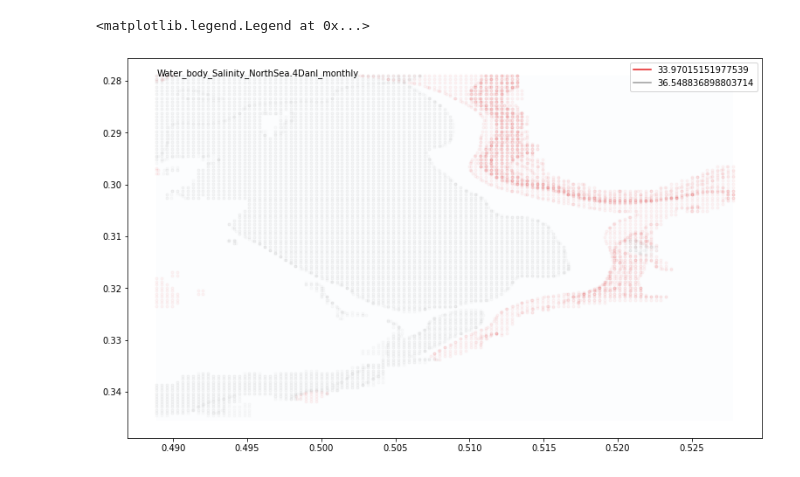
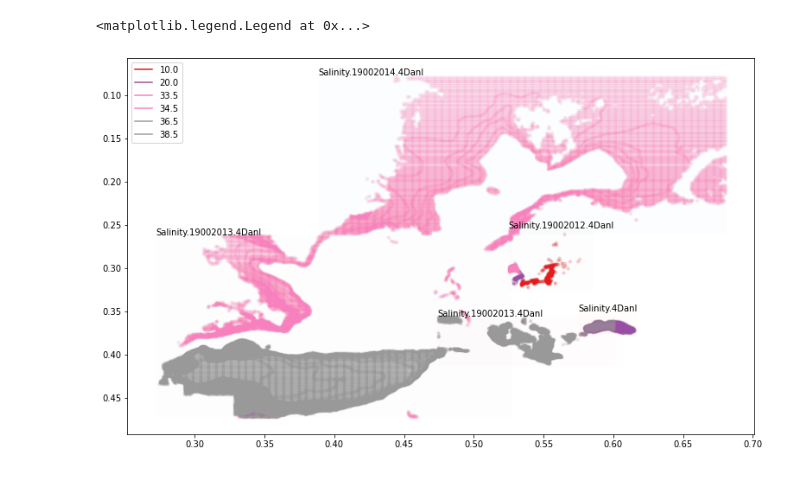
Before and after one commit to openearth/sdc-visualization, a Jupyter notebook: notebooks/isosurface.ipynb, the cells around one changed output. Saved outputs shown, nothing was run; the diff lists cells and outputs as text; code cells hidden in the pictures.

```diff
--- a/notebooks/isosurface.ipynb
+++ b/notebooks/isosurface.ipynb
@@ -59,7 +60,3 @@ webmercator = osgeo.osr.SpatialReference()
 wgs84.ImportFromEPSG(4326)
 webmercator.ImportFromEPSG(3857)
 wgs2wm =  osgeo.osr.CoordinateTransformation(wgs84, webmercator)
-# %%
-ds = xarray.open_dataset(ds_paths[0])
-# ds.Temperature
-ds.Salinity
@@ -286,10 +249,8 @@ def compute_contours(ds_path, variable='Salinity', percentiles=None):
     grid.point_data.scalars = arr_masked.ravel()
     grid.point_data.scalars.name = 'scalars'
     grid.modified()
-    meta['grid'] = grid
 
     vtk_path = ds_path.with_suffix('.vtk')
-    print(vtk_path)
     writer = tvtk.DataSetWriter(file_name=str(vtk_path))
     writer.add_input_data_object(grid)
     writer.update()
@@ -309,3 +270,17 @@ def compute_contours(ds_path, variable='Salinity', percentiles=None):
         clean.update()
         contours.append(clean.output)
     return meta, contours
+# %%
+rows = []
+for ds_path in ds_paths:
+    variable = None
+    percentiles = None
+    if 'Salinity' in str(ds_path):
+        variable = 'Salinity'
+        percentiles = np.array([31, 36])
+    elif 'Temperature' in str(ds_path):
+        variable = 'Temperature'
+        percentiles = np.array([10, 25])
+    var = getattr(xarray.load_dataset(ds_path), variable)
+    rows.append({'path': ds_path, 'var': variable, 'mean': var.mean().values, 'std': var.std().values})
+rows
@@ -313,7 +306,15 @@ def compute_contours(ds_path, variable='Salinity', percentiles=None):
 # two degrees
 results = []
 for ds_path in ds_paths:
-    meta, contours = compute_contours(ds_path, variable='Salinity', percentiles=None)
+    variable = None
+    percentiles = None
+    if 'Salinity' in str(ds_path):
+        variable = 'Salinity'
+        percentiles = np.array([10, 20, 33.5, 34.5, 36.5, 38.5])
+    elif 'Temperature' in str(ds_path):
+        variable = 'Temperature'
+        percentiles = np.array([0, 5, 10, 15, 20, 25, 30])
+    meta, contours = compute_contours(ds_path, variable=variable, percentiles=percentiles)
     results.append({
         "meta": meta,
         "contours": contours
@@ -325,36 +343,42 @@ for ds_path in ds_paths:
 # %%
 fig, ax = plt.subplots(figsize=(13, 8))
-N = matplotlib.colors.Normalize(np.min(meta['percentiles']), np.max(meta['percentiles']))
 for result in results:
+
     meta, contours = result['meta'], result['contours']
+    if meta['variable'] == 'Temperature':
+        continue
+
+    percentiles = meta['percentiles']
+    N = matplotlib.colors.Normalize(np.min(percentiles), np.max(percentiles))
 
     colors = matplotlib.cm.Set1(N(meta['percentiles']))
 
-    for color, contour, percentile in list(zip(colors, contours, meta['percentiles'])):
+    for color, contour, percentile in list(zip(colors, contours, percentiles)):
         df =  pd.DataFrame(contour.points, columns=['x', 'y', 'z'])
         ax.plot(df.x, df.y, '.', alpha=0.04, color=color)
     rect = np.array([
         [meta['x_min'], meta['y_min']],
         [meta['x_max'], meta['y_min']],
         [meta['x_max'], meta['y_max']],
         [meta['x_min'], meta['y_max']]
     ])
     ax.annotate(pathlib.Path(meta['path']).stem, [meta['x_min'], meta['y_min']])
     ax.fill(rect[:, 0], rect[:, 1], alpha=0.01)
 
+
 ylim = ax.get_ylim()[::-1]
 xlim = ax.get_xlim()
-colors = matplotlib.cm.Set1(N(meta['percentiles']))
+colors = matplotlib.cm.Set1(N(percentiles))
 # render offscreen
-for percentile, color in zip(meta['percentiles'], colors):
+for percentile, color in zip(percentiles, colors):
     ax.plot(0, 0, color=color, label=percentile)
 # reset limits
 ax.set_ylim(ylim)
 ax.set_xlim(xlim)
 
 ax.legend()
 # %% [output]
 <matplotlib.legend.Legend at 0x...>
-[figure, old version]
+[figure, new version]
 # %%
 N = matplotlib.colors.Normalize(0, 20)
```
Also changed, not shown: parts of 8 cells of this notebook.
